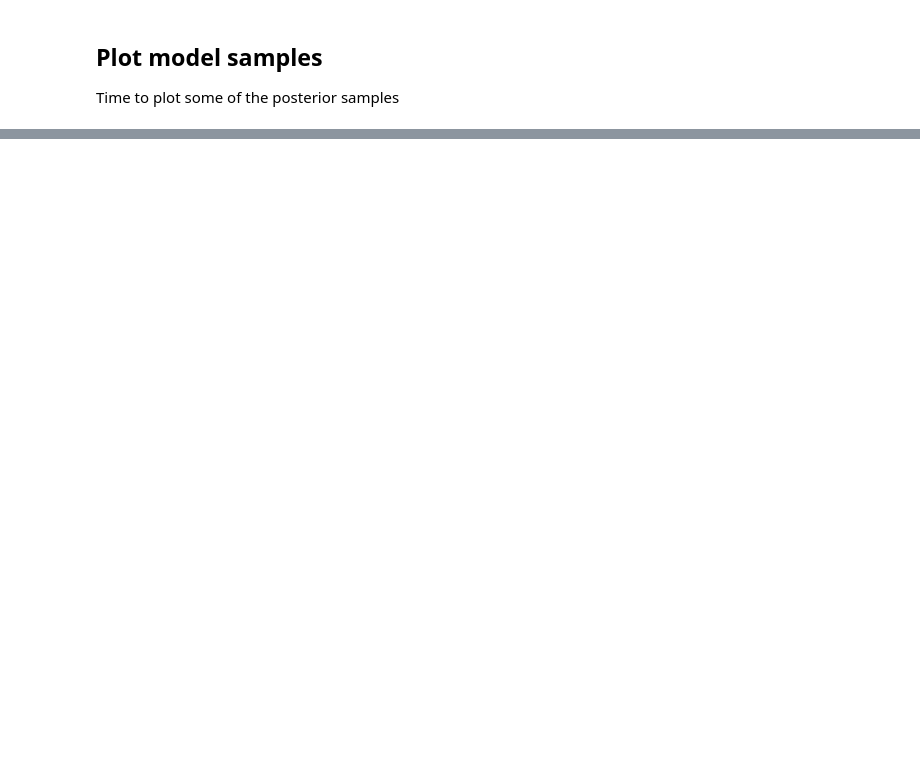
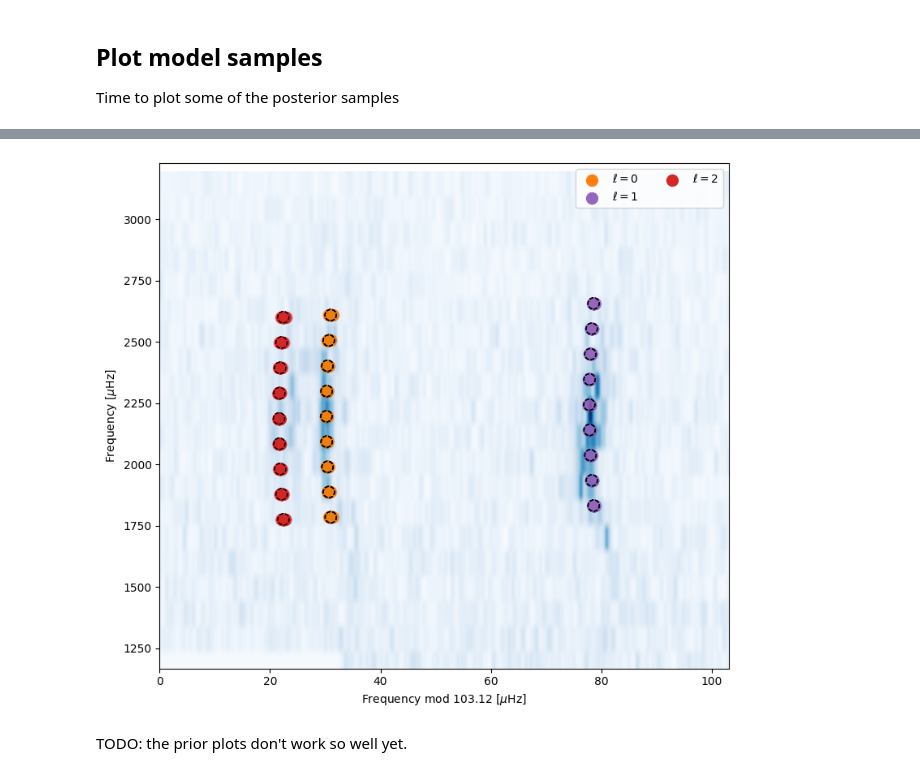
Before and after one commit to grd349/PBjam, a Jupyter notebook: example-modeID.ipynb, the cells around one changed output, grey strips where cells are left out. Drawn from its saved outputs; the diff is of its cells as text; code cells hidden in the pictures; blank space fills up the shorter version.

```diff
--- a/example-modeID.ipynb
+++ b/example-modeID.ipynb
@@ -166,0 +93,6 @@ corner.corner({k : samples_u[k] for k in ['dnu', 'numax', 'd01', 'DPi0', 'eps_g'
+# %%
+M.echelle(stage='posterior');
+# %% [output]
+[figure, added]
+# %% [markdown]
+TODO: the prior plots don't work so well yet.
```
Also changed, not shown: parts of 28 cells of this notebook.
